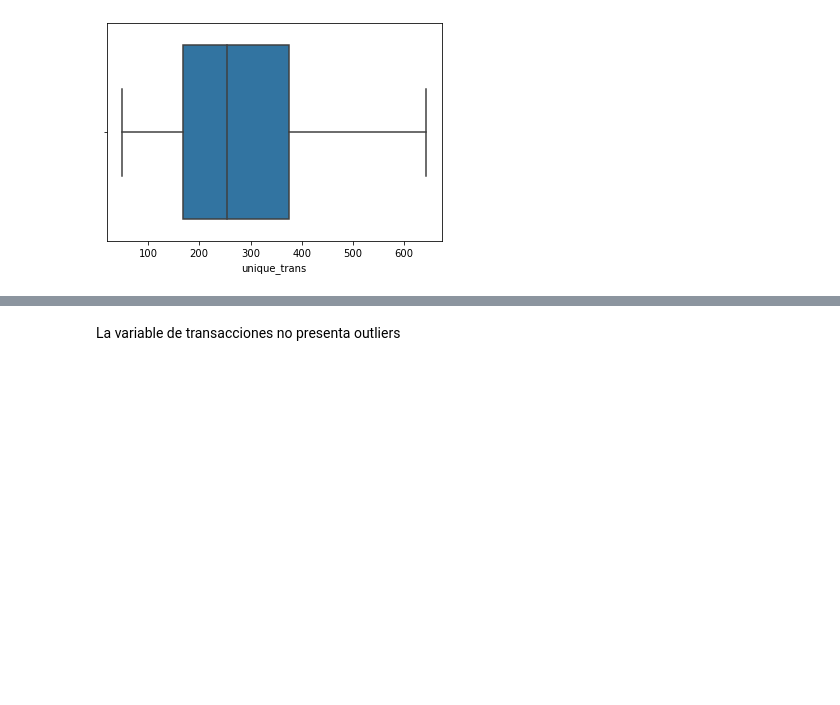
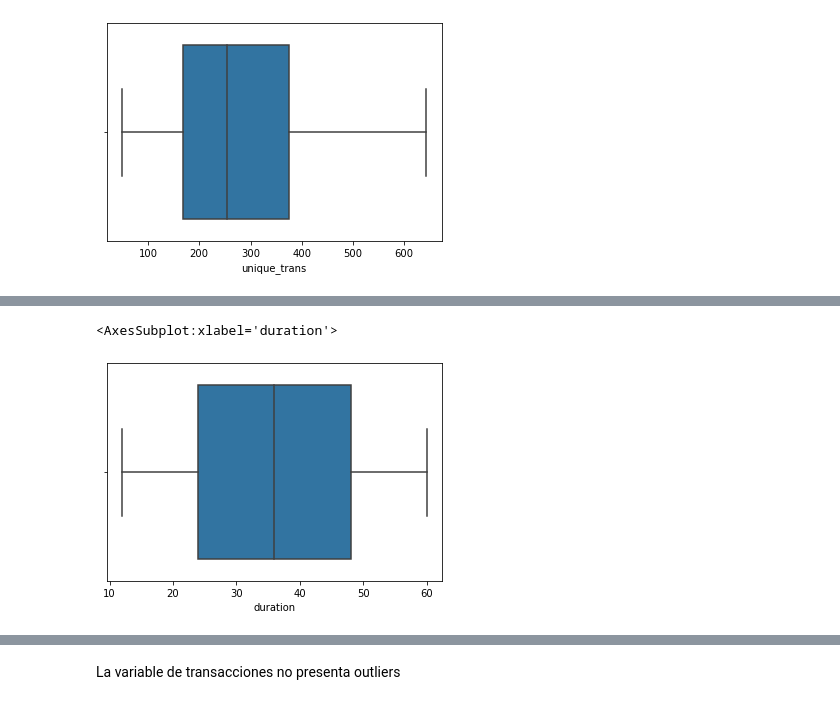
Before and after one commit to mangekyo443556/berka_bank, a Jupyter notebook: berka_bank.ipynb, the cells around one changed output, grey strips where cells are left out. Saved outputs shown, nothing was run; the diff lists cells and outputs as text; code cells hidden in the pictures; blank space fills up the shorter version.

```diff
--- a/berka_bank.ipynb
+++ b/berka_bank.ipynb
@@ -297,0 +295,5 @@ sns.boxplot(x=df_table_miner["unique_trans"])
+# %%
+sns.boxplot(x=df_table_miner["duration"])
+# %% [output]
+<AxesSubplot:xlabel='duration'>
+[figure, added]
```
Also changed, not shown: parts of 11 cells of this notebook, 2 other files.
